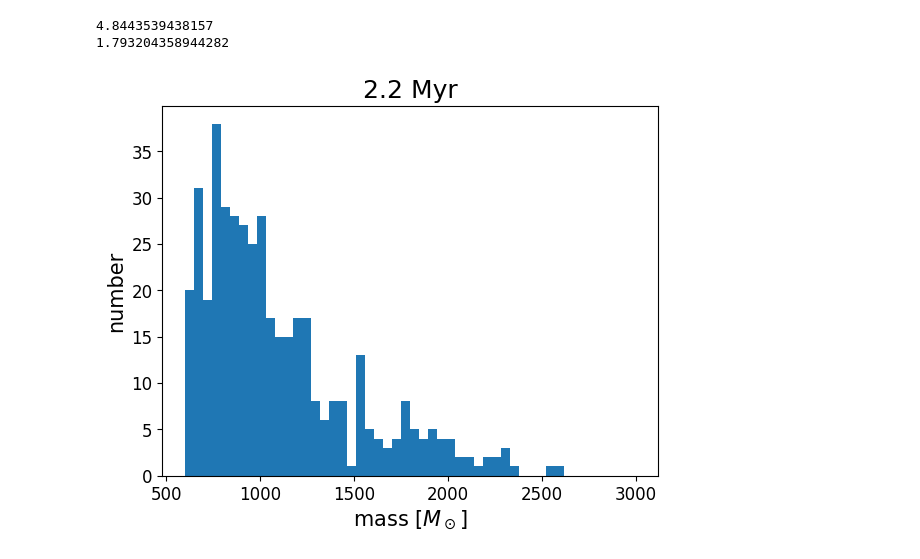
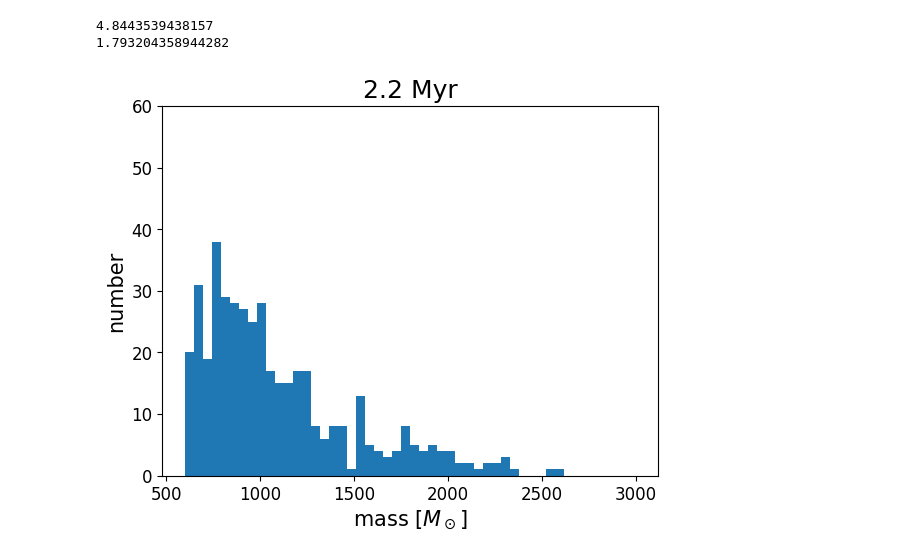
Before and after one commit to kotora260/StarGen, a Jupyter notebook: dendro2D_2800.ipynb, the cells around one changed output. Cells and saved outputs as stored; diff of their text form; code cells hidden in the pictures.

```diff
--- a/dendro2D_2800.ipynb
+++ b/dendro2D_2800.ipynb
@@ -405,17 +405,18 @@ print(branch_vir_ave)
 # %%
 trunk_index = 0
 
 trunk_structure = dendro_2800[trunk_index]
 trunk_mask = trunk_structure.get_mask()
 
 trunk_intensities = int_map_2800[trunk_mask] / 0.65
 
 plt.figure()
 plt.hist(trunk_intensities.flatten(), range=(600, 3000), bins=50)
+plt.ylim(0, 60)
 plt.title('2.2 Myr')
 plt.xlabel('mass [$M_\odot$]')
 plt.ylabel('number')
 plt.tick_params(labelsize=12)
 plt.savefig('trunk_int_2800', bbox_inches='tight')
 # %% [output]
-[figure, old version]
+[figure, new version]
```
Also changed, not shown: 7 other files.
